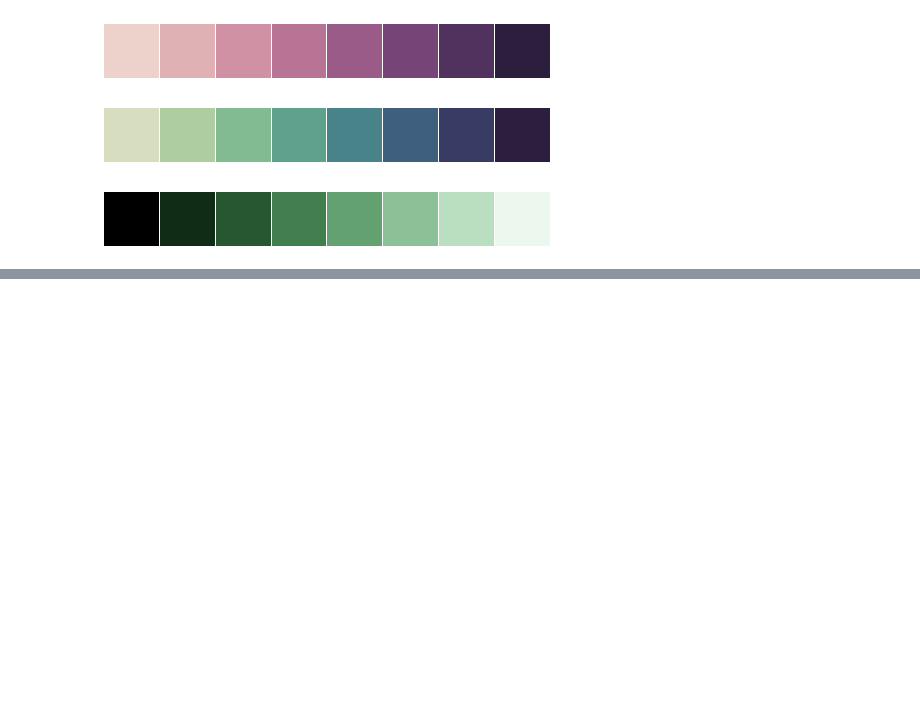
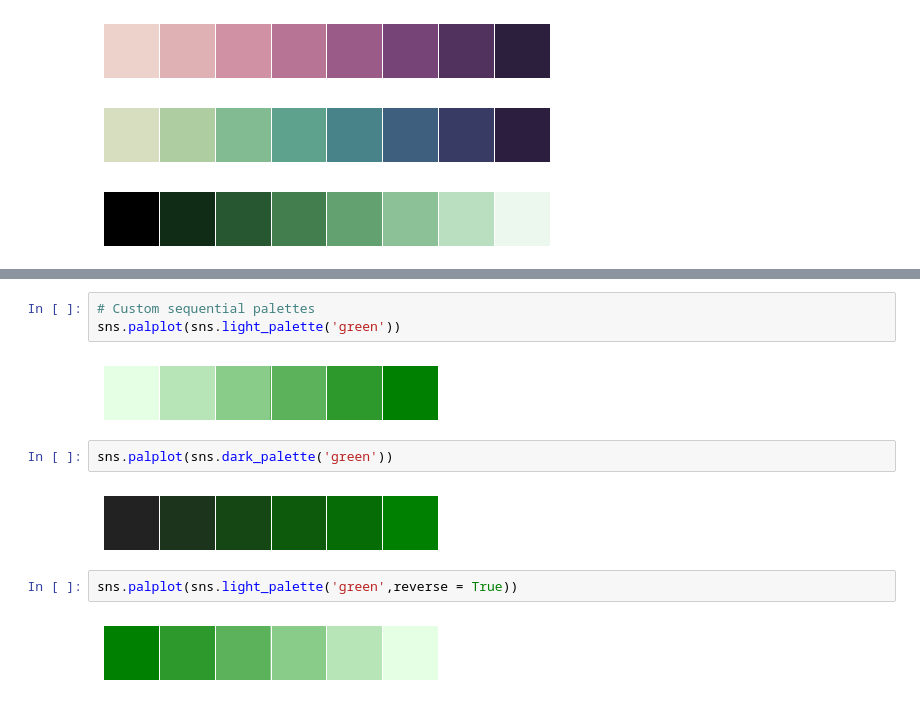
Before and after one commit to Jeremy001/Jeremy-python, a Jupyter notebook: matplotlib/seaborn.ipynb, the cells around one changed output, grey strips where cells are left out. Cells and saved outputs as stored; diff of their text form; blank space fills up the shorter version.

```diff
--- a/matplotlib/seaborn.ipynb
+++ b/matplotlib/seaborn.ipynb
@@ -261,0 +262,13 @@ sns.kdeplot(x, y, cmap = cmap, shade = True)
+# %%
+# Custom sequential palettes
+sns.palplot(sns.light_palette('green'))
+# %% [output]
+[figure, added]
+# %%
+sns.palplot(sns.dark_palette('green'))
+# %% [output]
+[figure, added]
+# %%
+sns.palplot(sns.light_palette('green',reverse = True))
+# %% [output]
+[figure, added]
```
Also changed, not shown: parts of 7 cells of this notebook.
